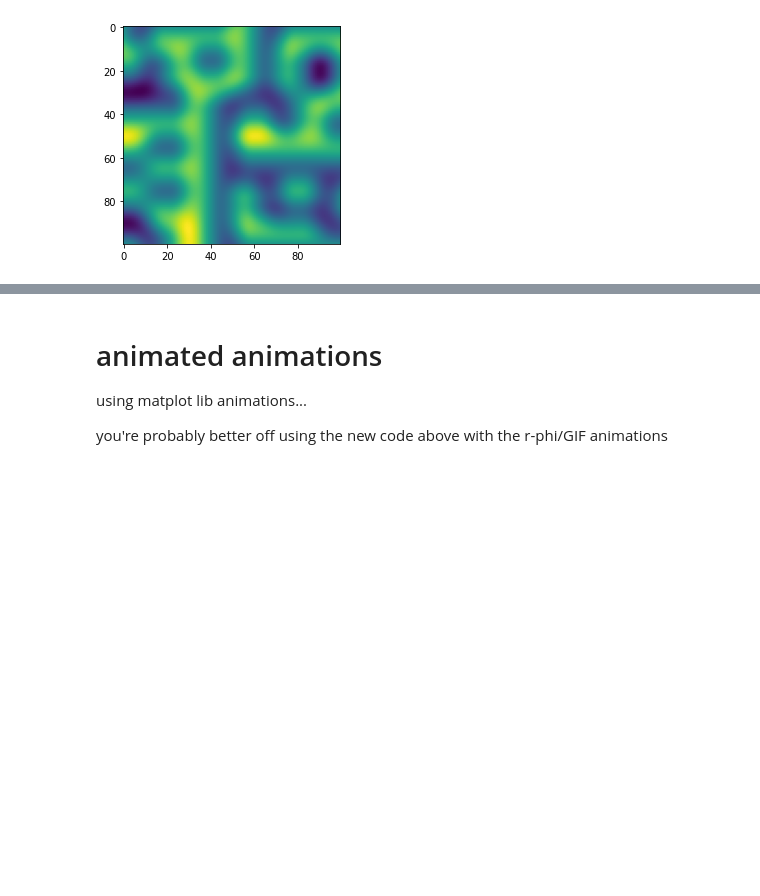
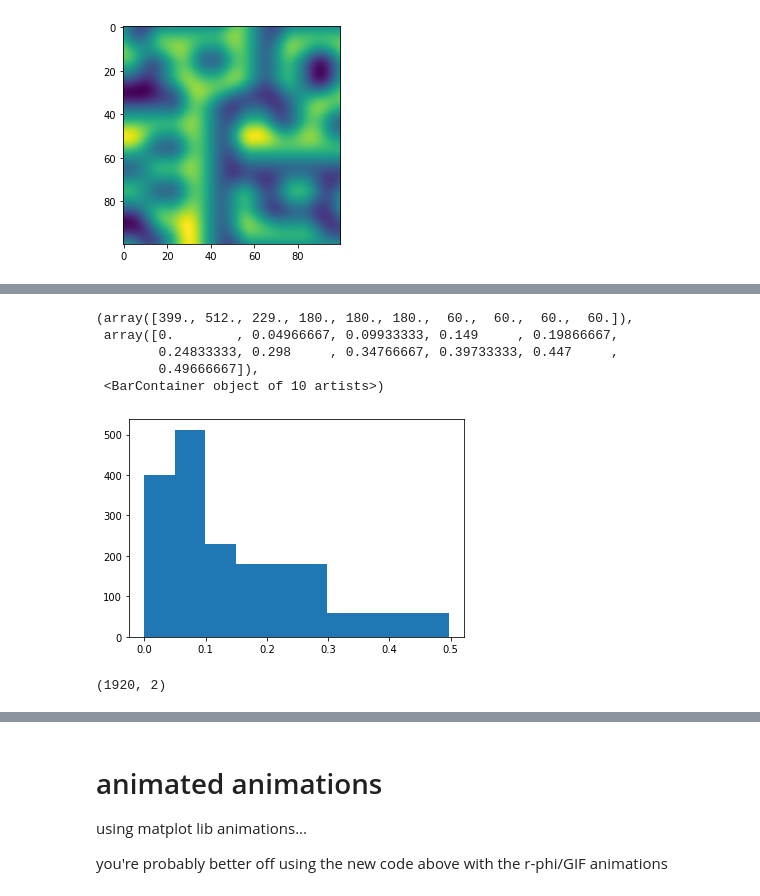
Before and after one commit to nuru-nu/moyo, a Jupyter notebook: notebooks/animations.ipynb, the cells around one changed output, grey strips where cells are left out. Saved outputs shown, nothing was run; the diff lists cells and outputs as text; code cells hidden in the pictures; blank space fills up the shorter version.

```diff
--- a/notebooks/animations.ipynb
+++ b/notebooks/animations.ipynb
@@ -613,0 +755,17 @@ plt.imshow(perlin(x,y,seed=2),origin='upper')
+# %%
+# TMP
+plt.hist(
+(A.Dist2D(0, 0) | S.From(0, 5) | S.To(0, .5))()
+)
+# %% [output]
+(array([399., 512., 229., 180., 180., 180.,  60.,  60.,  60.,  60.]),
+ array([0.        , 0.04966667, 0.09933333, 0.149     , 0.19866667,
+        0.24833333, 0.298     , 0.34766667, 0.39733333, 0.447     ,
+        0.49666667]),
+ <BarContainer object of 10 artists>)
+[figure, added]
+# %%
+m = make_spiralled(0.5, np.pi/3)
+.shape
+# %% [output]
+(1920, 2)
```
Also changed, not shown: parts of 30 cells of this notebook, 5 other files.
